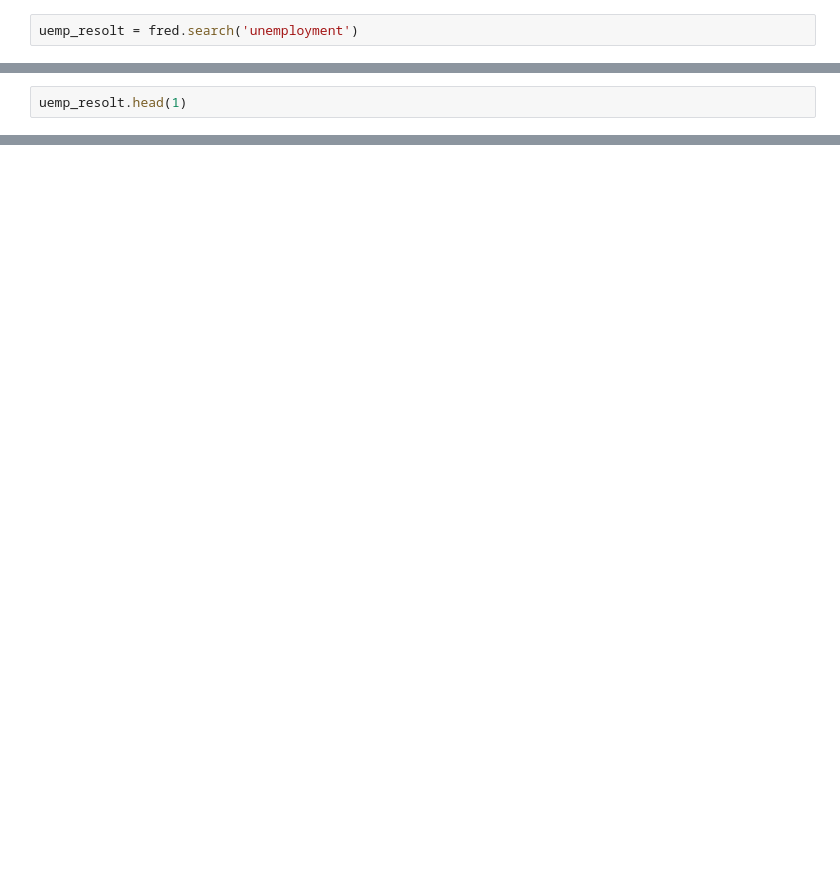
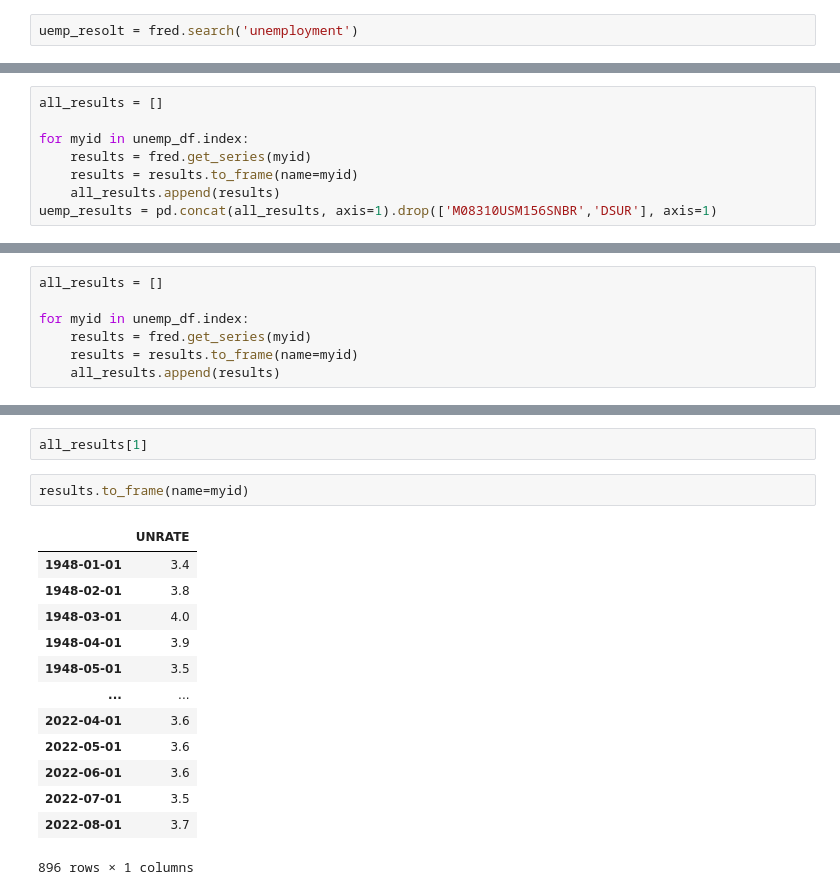
Before and after one commit to Kalmi91/Economy-Data, a Jupyter notebook: Economy_Data.ipynb, the cells around one changed output, grey strips where cells are left out. Cells and saved outputs as stored; diff of their text form; blank space fills up the shorter version.

```diff
--- a/Economy_Data.ipynb
+++ b/Economy_Data.ipynb
@@ -53,0 +57,8 @@ unrate.plot()
+# %%
+all_results = []
+
+for myid in unemp_df.index:
+    results = fred.get_series(myid)
+    results = results.to_frame(name=myid)
+    all_results.append(results)
+uemp_results = pd.concat(all_results, axis=1).drop(['M08310USM156SNBR','DSUR'], axis=1)
@@ -54,3 +67,8 @@ unrate.plot()
 # %%
-uemp_resolt.head(1)
+all_results = []
+
+for myid in unemp_df.index:
+    results = fred.get_series(myid)
+    results = results.to_frame(name=myid)
+    all_results.append(results)
 # %% [output]
@@ -76,0 +76,18 @@ unemp_df = fred.search('unemployment rate state', filter=('frequency', 'Monthly'
+# %%
+all_results[1]
+# %%
+results.to_frame(name=myid)
+# %% [output]
+|  | UNRATE |
+| 1948-01-01 | 3.4 |
+| 1948-02-01 | 3.8 |
+| 1948-03-01 | 4.0 |
+| 1948-04-01 | 3.9 |
+| 1948-05-01 | 3.5 |
+| ... | ... |
+| 2022-04-01 | 3.6 |
+| 2022-05-01 | 3.6 |
+| 2022-06-01 | 3.6 |
+| 2022-07-01 | 3.5 |
+| 2022-08-01 | 3.7 |
+896 rows × 1 columns
```
Also changed, not shown: parts of 10 cells of this notebook.
